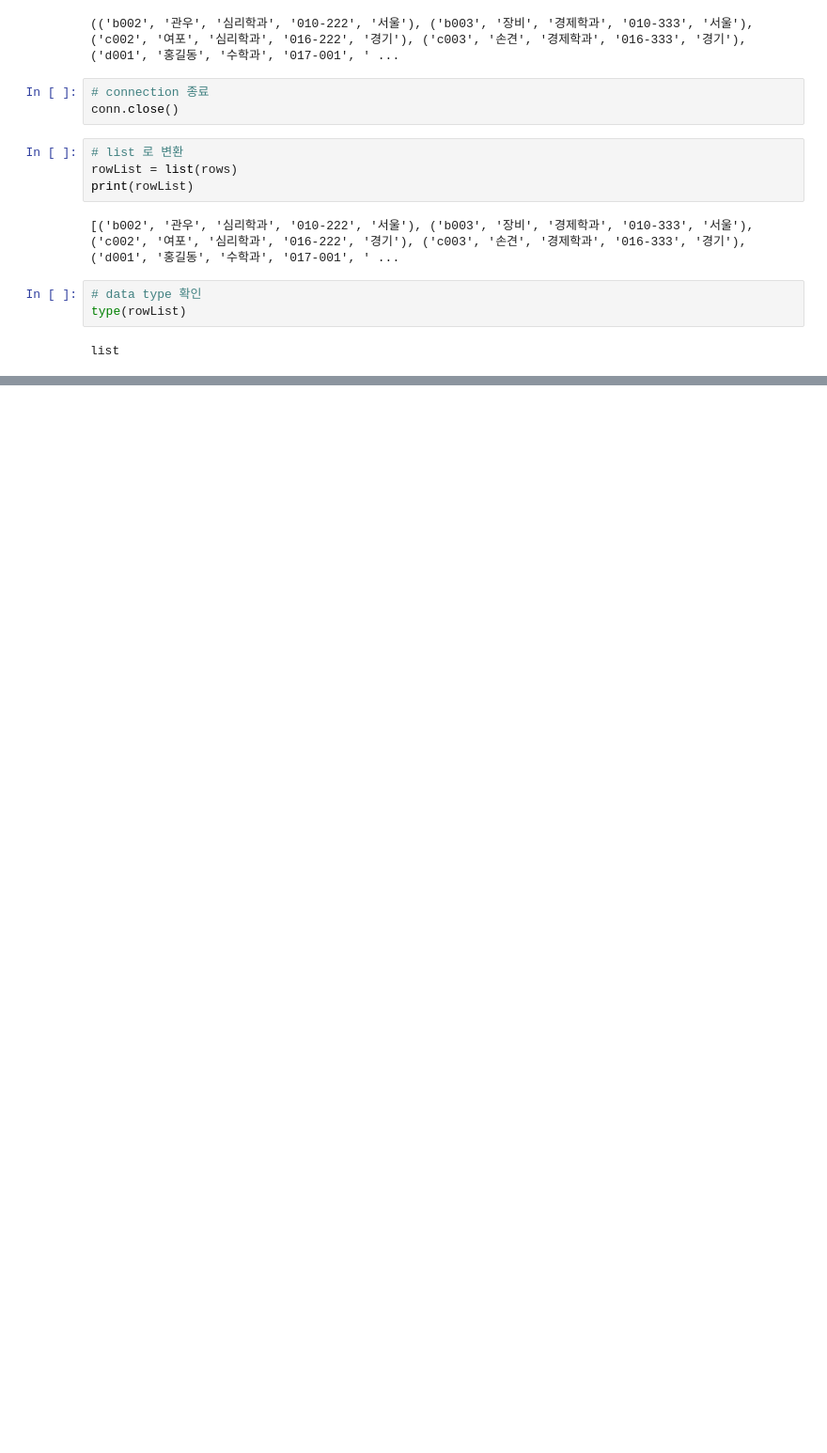
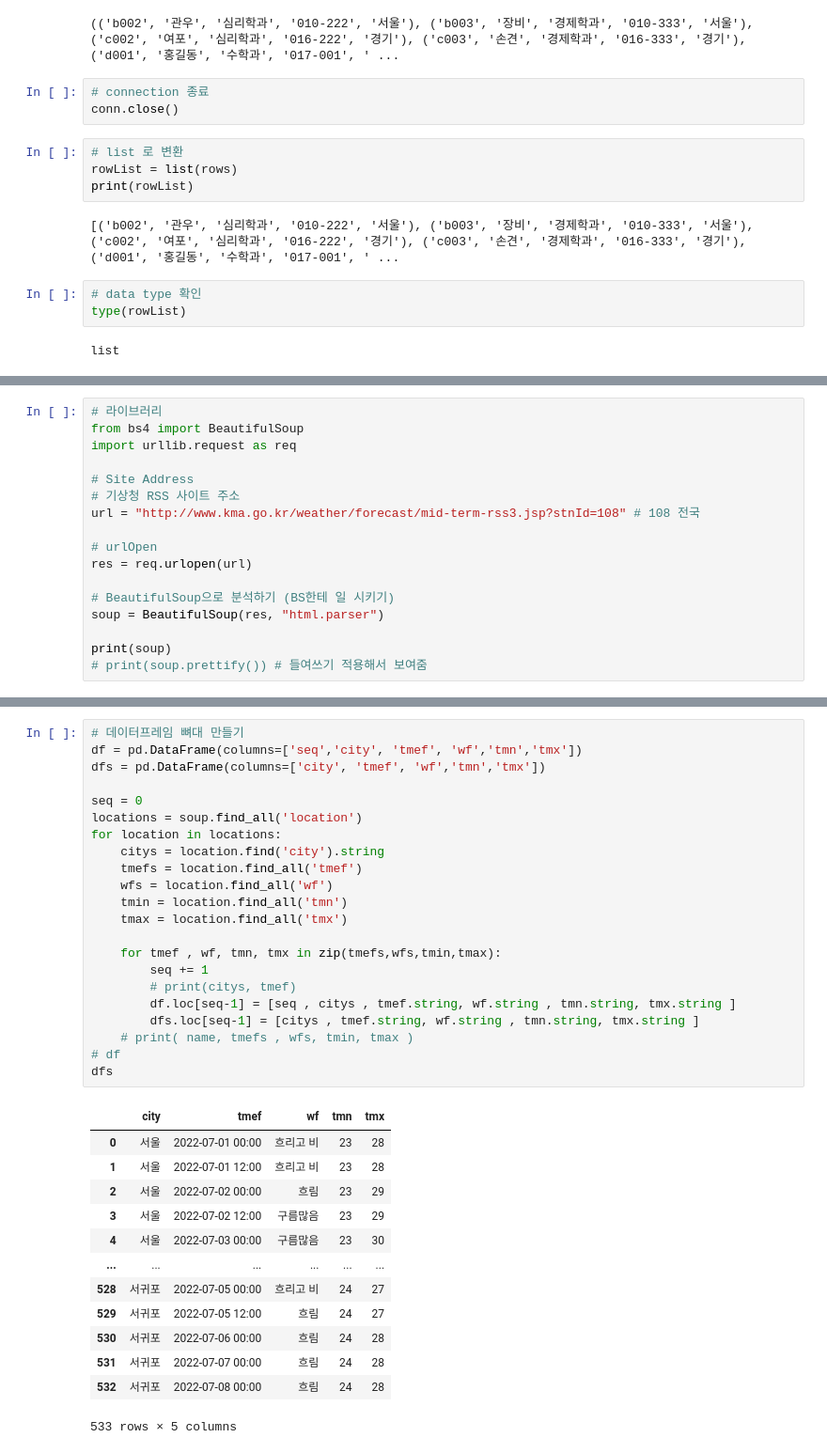
Before and after one commit to monargent0/TJPythonClass, a Jupyter notebook: 2.Scrapy/Note/10.데이터베이스.ipynb, the cells around one changed output, grey strips where cells are left out. Shown at 94% size. Drawn from its saved outputs; the diff is of its cells as text; blank space fills up the shorter version.

```diff
--- a/2.Scrapy/Note/10.데이터베이스.ipynb
+++ b/2.Scrapy/Note/10.데이터베이스.ipynb
@@ -135,0 +327,17 @@ list
+# %%
+# 라이브러리
+from bs4 import BeautifulSoup
+import urllib.request as req
+
+# Site Address
+# 기상청 RSS 사이트 주소
+url = "http://www.kma.go.kr/weather/forecast/mid-term-rss3.jsp?stnId=108" # 108 전국
+
+# urlOpen
+res = req.urlopen(url)
+
+# BeautifulSoup으로 분석하기 (BS한테 일 시키기)
+soup = BeautifulSoup(res, "html.parser")
+
+print(soup)
+# print(soup.prettify()) # 들여쓰기 적용해서 보여줌
@@ -135,0 +362,36 @@ list
+# %%
+# 데이터프레임 뼈대 만들기
+df = pd.DataFrame(columns=['seq','city', 'tmef', 'wf','tmn','tmx'])
+dfs = pd.DataFrame(columns=['city', 'tmef', 'wf','tmn','tmx'])
+
+seq = 0
+locations = soup.find_all('location')
+for location in locations:
+    citys = location.find('city').string
+    tmefs = location.find_all('tmef')
+    wfs = location.find_all('wf')
+    tmin = location.find_all('tmn')
+    tmax = location.find_all('tmx')
+
+    for tmef , wf, tmn, tmx in zip(tmefs,wfs,tmin,tmax):
+        seq += 1
+        # print(citys, tmef)
+        df.loc[seq-1] = [seq , citys , tmef.string, wf.string , tmn.string, tmx.string ]
+        dfs.loc[seq-1] = [citys , tmef.string, wf.string , tmn.string, tmx.string ]
+    # print( name, tmefs , wfs, tmin, tmax )
+# df
+dfs
+# %% [output]
+|  | city | tmef | wf | tmn | tmx |
+| 0 | 서울 | 2022-07-01 00:00 | 흐리고 비 | 23 | 28 |
+| 1 | 서울 | 2022-07-01 12:00 | 흐리고 비 | 23 | 28 |
+| 2 | 서울 | 2022-07-02 00:00 | 흐림 | 23 | 29 |
+| 3 | 서울 | 2022-07-02 12:00 | 구름많음 | 23 | 29 |
+| 4 | 서울 | 2022-07-03 00:00 | 구름많음 | 23 | 30 |
+| ... | ... | ... | ... | ... | ... |
+| 528 | 서귀포 | 2022-07-05 00:00 | 흐리고 비 | 24 | 27 |
+| 529 | 서귀포 | 2022-07-05 12:00 | 흐림 | 24 | 27 |
+| 530 | 서귀포 | 2022-07-06 00:00 | 흐림 | 24 | 28 |
+| 531 | 서귀포 | 2022-07-07 00:00 | 흐림 | 24 | 28 |
+| 532 | 서귀포 | 2022-07-08 00:00 | 흐림 | 24 | 28 |
+533 rows × 5 columns
```
Also changed, not shown: parts of 45 cells of this notebook, 1 other file.
